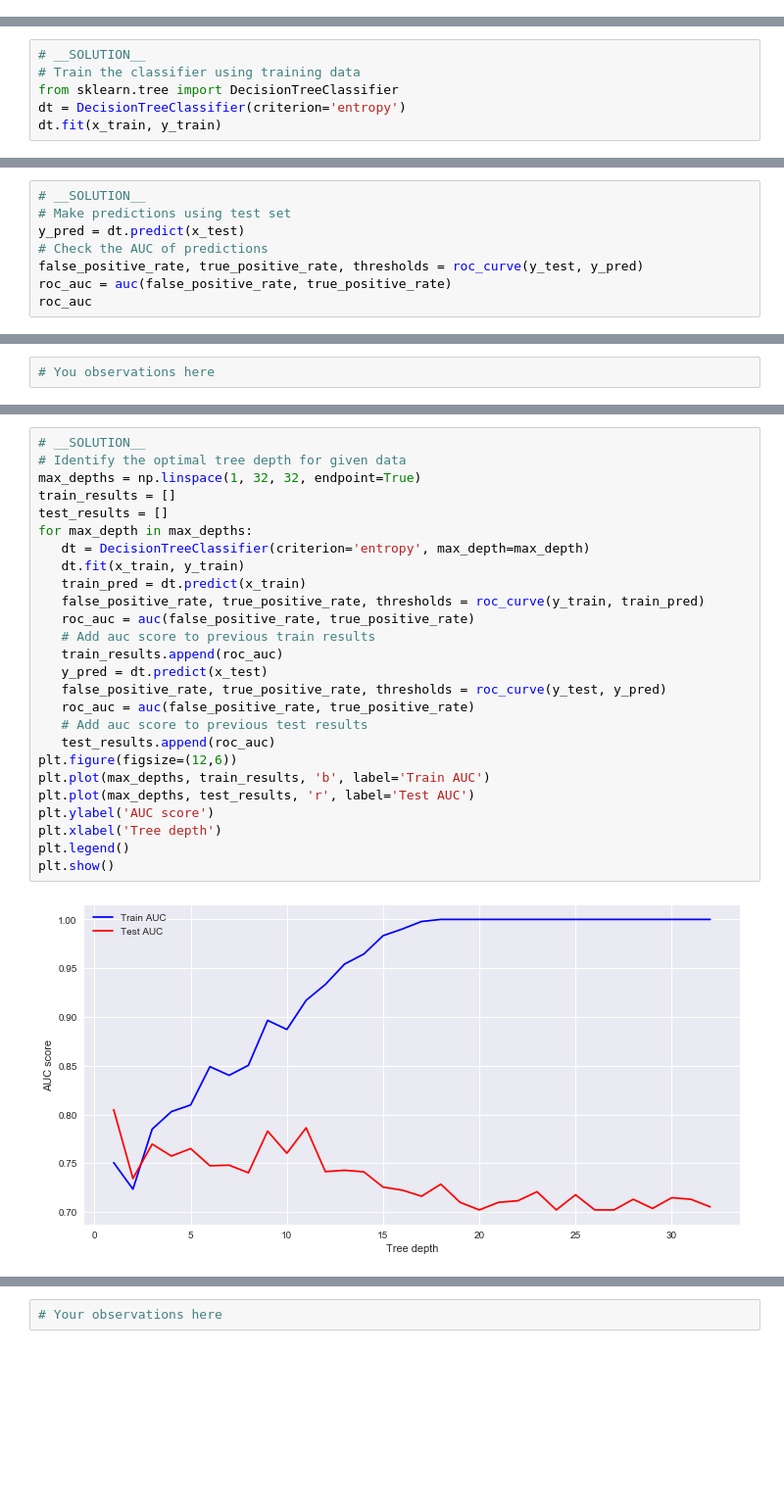
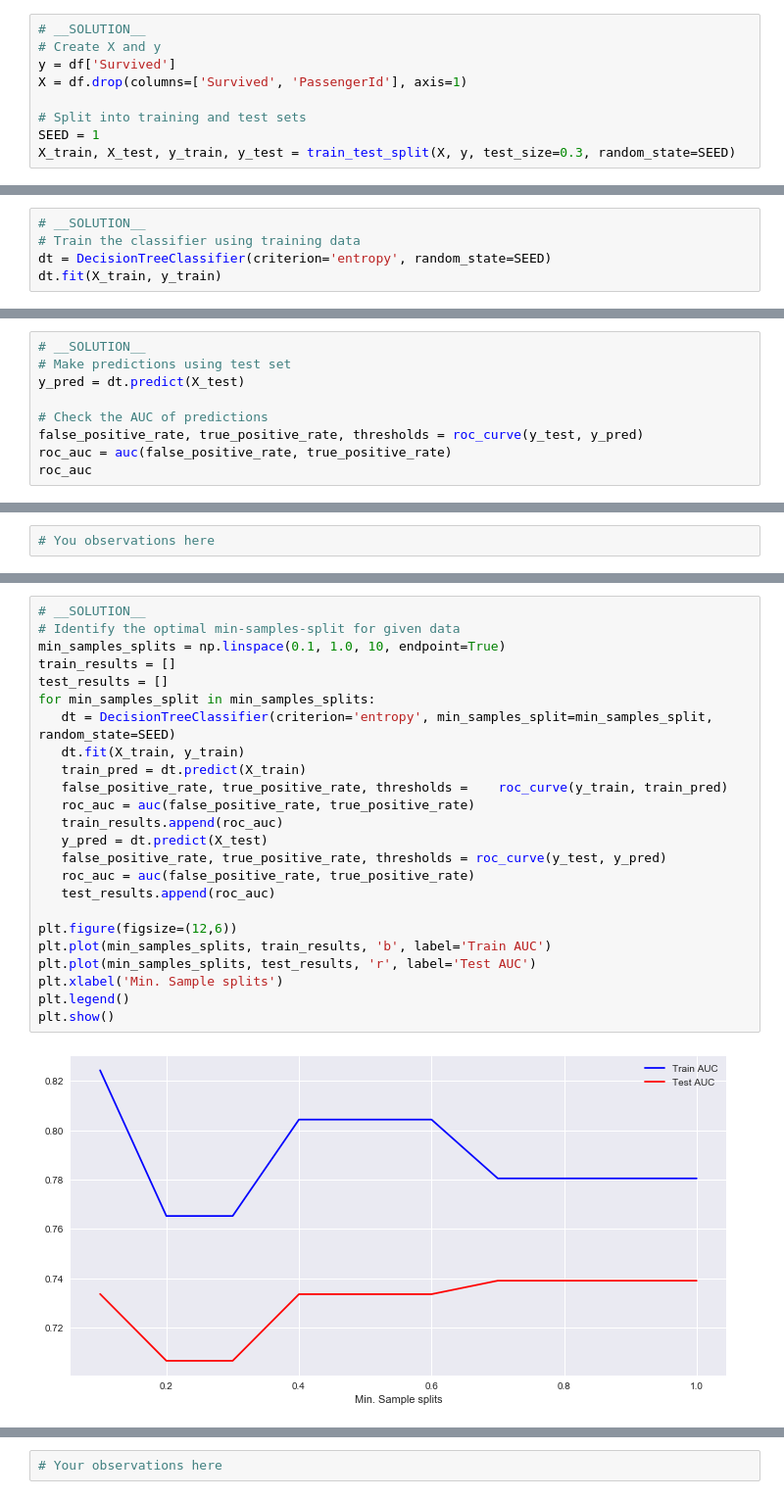
Before and after one commit to learn-co-curriculum/dsc-tuning-decision-trees-lab, a Jupyter notebook: index.ipynb, the cells around one changed output, grey strips where cells are left out. Shown at 98% size. Saved outputs shown, nothing was run; the diff lists cells and outputs as text; blank space fills up the shorter version.

```diff
--- a/index.ipynb
+++ b/index.ipynb
@@ -110 +76,10 @@ x_train, x_test, y_train, y_test = train_test_split(feat, target, test_size=0.3)
+# %%
+# __SOLUTION__
+# Create X and y
+y = df['Survived']
+X = df.drop(columns=['Survived', 'PassengerId'], axis=1)
+
+# Split into training and test sets
+SEED = 1
+X_train, X_test, y_train, y_test = train_test_split(X, y, test_size=0.3, random_state=SEED)
 # %% [markdown]
@@ -131,8 +96,7 @@ DecisionTreeClassifier(class_weight=None, criterion='entropy', max_depth=None,
 # %%
 # __SOLUTION__
 # Train the classifier using training data
-from sklearn.tree import DecisionTreeClassifier
-dt = DecisionTreeClassifier(criterion='entropy')
-dt.fit(x_train, y_train)
+dt = DecisionTreeClassifier(criterion='entropy', random_state=SEED)
+dt.fit(X_train, y_train)
 # %% [output]
 DecisionTreeClassifier(class_weight=None, criterion='entropy', max_depth=None,
@@ -161,7 +120,8 @@ DecisionTreeClassifier(class_weight=None, criterion='entropy', max_depth=None,
 # %%
 # __SOLUTION__
 # Make predictions using test set
-y_pred = dt.predict(x_test)
+y_pred = dt.predict(X_test)
+
 # Check the AUC of predictions
 false_positive_rate, true_positive_rate, thresholds = roc_curve(y_test, y_pred)
 roc_auc = auc(false_positive_rate, true_positive_rate)
@@ -189,28 +192,26 @@ Let's first check for the best depth parameter for our decision tree.
 # %%
 # __SOLUTION__
-# Identify the optimal tree depth for given data
-max_depths = np.linspace(1, 32, 32, endpoint=True)
+# Identify the optimal min-samples-split for given data
+min_samples_splits = np.linspace(0.1, 1.0, 10, endpoint=True)
 train_results = []
 test_results = []
-for max_depth in max_depths:
-   dt = DecisionTreeClassifier(criterion='entropy', max_depth=max_depth)
-   dt.fit(x_train, y_train)
-   train_pred = dt.predict(x_train)
-   false_positive_rate, true_positive_rate, thresholds = roc_curve(y_train, train_pred)
+for min_samples_split in min_samples_splits:
+   dt = DecisionTreeClassifier(criterion='entropy', min_samples_split=min_samples_split, random_state=SEED)
+   dt.fit(X_train, y_train)
+   train_pred = dt.predict(X_train)
+   false_positive_rate, true_positive_rate, thresholds =    roc_curve(y_train, train_pred)
    roc_auc = auc(false_positive_rate, true_positive_rate)
-   # Add auc score to previous train results
    train_results.append(roc_auc)
-   y_pred = dt.predict(x_test)
+   y_pred = dt.predict(X_test)
    false_positive_rate, true_positive_rate, thresholds = roc_curve(y_test, y_pred)
    roc_auc = auc(false_positive_rate, true_positive_rate)
-   # Add auc score to previous test results
    test_results.append(roc_auc)
+
 plt.figure(figsize=(12,6))
-plt.plot(max_depths, train_results, 'b', label='Train AUC')
-plt.plot(max_depths, test_results, 'r', label='Test AUC')
-plt.ylabel('AUC score')
-plt.xlabel('Tree depth')
+plt.plot(min_samples_splits, train_results, 'b', label='Train AUC')
+plt.plot(min_samples_splits, test_results, 'r', label='Test AUC')
+plt.xlabel('Min. Sample splits')
 plt.legend()
 plt.show()
 # %% [output]
-[figure, old version]
+[figure, new version]
```
Also changed, not shown: parts of 51 cells of this notebook, 1 other file.
